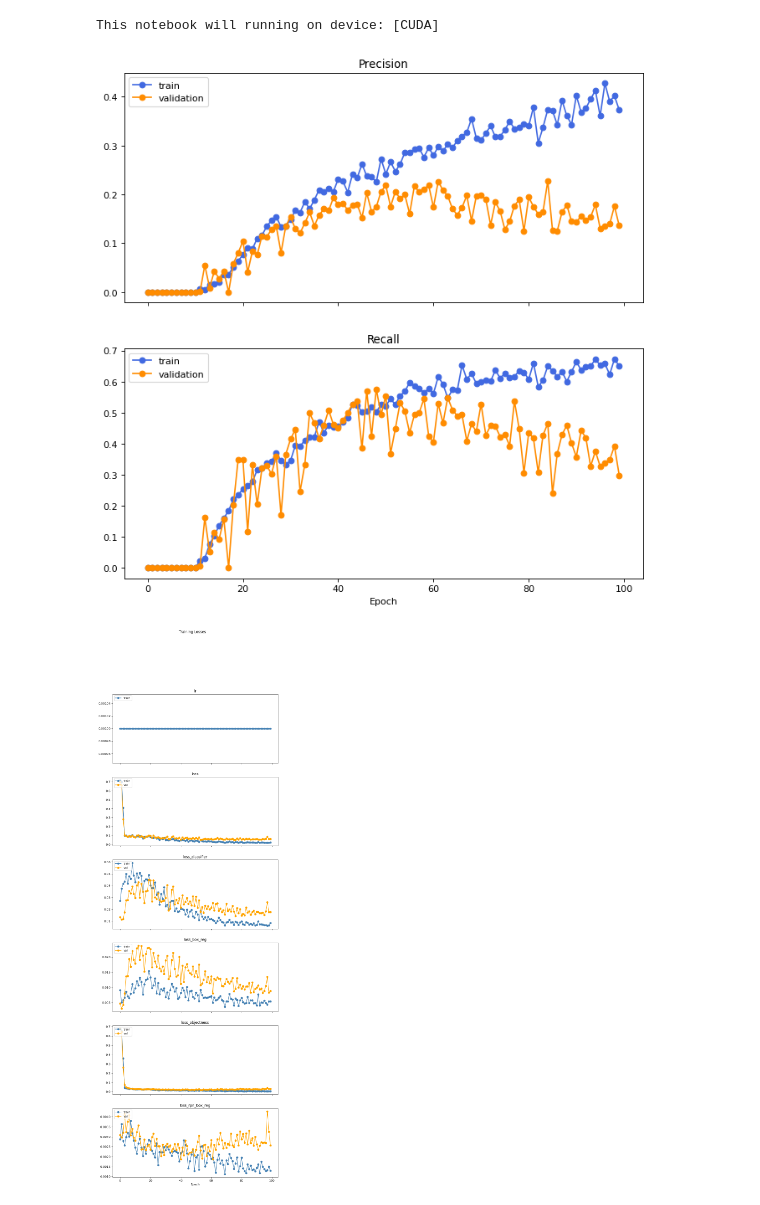
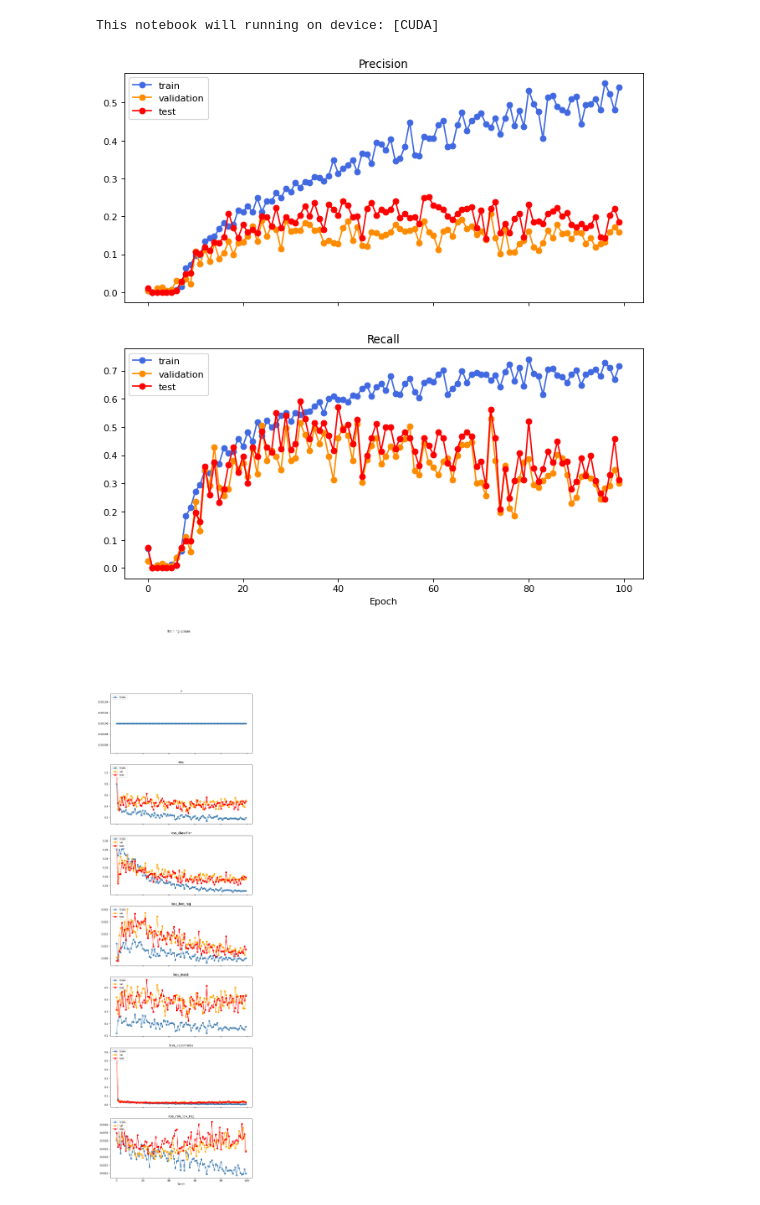
Before and after one commit to ChihchengHsieh/multimodal-abnormalities-detection, a Jupyter notebook: [3] train_loop.ipynb, the cells around one changed output. Cells and saved outputs as stored; diff of their text form; code cells hidden in the pictures.

```diff
--- a/[3] train_loop.ipynb
+++ b/[3] train_loop.ipynb
@@ -396,11 +205,17 @@ all_model_setups = [
 num_epochs = 100
 train_infos = []
 # %%
+## we have to mention that in order to provide objective evaluation, we compromise the dataset size, which also nagatively afftect the performance and generlaization.
+
 for model_setup in all_model_setups:
 
     print_f.print_title("Preparing for the training.")
 
     train_info = TrainingInfo(model_setup)
+
+    if model_setup.measure_test:
+        # initialise the test recording list.
+        train_info.test_ap_ars = []
 
     model = create_model_from_setup(
         labels_cols,
@@ -419,6 +234,7 @@ for model_setup in all_model_setups:
         "with_clinical": model_setup.use_clinical,
         "dataset_mode": model_setup.dataset_mode,
         "bbox_to_mask": model_setup.use_mask,
+        "normalise_clinical_num": model_setup.normalise_clinical_num,
         "labels_cols": labels_cols,
     }
 
@@ -438,12 +254,19 @@ for model_setup in all_model_setups:
         detect_eval_dataset, iou_thrs=iou_thrs, use_iobb=use_iobb,
     )
 
+    # dynamic_loss_weight = None
+    loss_keys = [
+        "loss_classifier",
+        "loss_box_reg",
+        "loss_objectness",
+        "loss_rpn_box_reg",
+    ]
 
-    # dynamic_loss_weight = None
-    dynamic_loss_weight = DynamicWeightedLoss()
+    dynamic_loss_weight = DynamicWeightedLoss(
+        keys=loss_keys + ["loss_mask"] if model_setup.use_mask else loss_keys
+    )
     dynamic_loss_weight.to(device)
     print_params_setup(model)
-
 
     params = [p for p in model.parameters() if p.requires_grad]
     if dynamic_loss_weight:
@@ -471,6 +294,9 @@ for model_setup in all_model_setups:
 
         train_info.epoch = e + 1
 
+        if train_info.epoch > model_setup.gt_in_train_till:
+            model.roi_heads.use_gt_in_train  = False
+
         ###### Perform training and show the training result here ######
         model.train()
 
@@ -490,7 +316,7 @@ for model_setup in all_model_setups:
         )
 
         # train_info.train_evaluators.append(train_evaluator)
-        train_info.train_data.append(get_data_from_metric_logger(train_loger))
+        train_info.train_losses.append(get_data_from_metric_logger(train_loger))
         ################################################################
 
         ####### Put the model into evaluation mode, start evaluating the current model #######
@@ -507,7 +333,7 @@ for model_setup in all_model_setups:
         )
 
         # train_info.val_evaluators.append(val_evaluator)
-        train_info.val_data.append(get_data_from_metric_logger(val_logger))
+        train_info.val_losses.append(get_data_from_metric_logger(val_logger))
 
         train_ap_ar, val_ap_ar = get_ap_ar_for_train_val(
             train_info.last_train_evaluator,
@@ -520,14 +346,34 @@ for model_setup in all_model_setups:
         train_info.train_ap_ars.append(train_ap_ar)
         train_info.val_ap_ars.append(val_ap_ar)
 
+        if model_setup.measure_test:
+            train_info.test_evaluator, test_logger = xami_evaluate(
+                model=model,
+                data_loader=test_dataloader,
+                device=device,
+                params_dict=eval_params_dict,
+                coco=test_coco,
+                iou_types=iou_types,
+                score_thres=None,
+            )
+            train_info.test_losses.append(get_data_from_metric_logger(test_logger))
+            test_ap_ar = get_ap_ar(
+                train_info.test_evaluator, areaRng="all", iouThr=0.5, maxDets=10,
+            )
+            train_info.test_ap_ars.append(test_ap_ar)
+
         ### update the learning rate
 
-        val_loss = train_info.val_data[-1]["loss"]
+        val_loss = train_info.val_losses[-1]["loss"]
 
         if train_info.epoch > model_setup.warmup_epochs:
             if not lr_scheduler is None:
                 if isinstance(lr_scheduler, optim.lr_scheduler.ReduceLROnPlateau):
-                    if model_setup.reduceLROnPlateau_full_stop and lr_scheduler.num_bad_epochs >= model_setup.reduceLROnPlateau_patience:
+                    if (
+                        model_setup.reduceLROnPlateau_full_stop
+                        and lr_scheduler.num_bad_epochs
+                        >= model_setup.reduceLROnPlateau_patience
+                    ):
                         print_f.print_title(
                             f"| EarlyStop | Epoch [{train_info.epoch}] Done | It has took [{sec_took/60:.2f}] min, Avg time: [{speed:.2f}] sec/epoch | Estimate time for [{num_epochs}] epochs: [{speed*num_epochs/60:.2f}] min | Epoch took [{epoch_took.seconds}] sec |"
                         )
@@ -540,11 +386,13 @@ for model_setup in all_model_setups:
         clear_output()
 
         # if model_setup.record_training_performance:
-        plot_train_val_ap_ars(
-            train_ap_ars=train_info.train_ap_ars, val_ap_ars=train_info.val_ap_ars,
+        plot_ap_ars(
+            train_ap_ars=train_info.train_ap_ars,
+            val_ap_ars=train_info.val_ap_ars,
+            test_ap_ars=train_info.test_ap_ars,
         )
 
-        plot_losses(train_info.train_data, train_info.val_data)
+        plot_losses(train_info.train_losses, train_info.val_losses, test_logers=train_info.test_losses)
 
         previous_time = current_time
         current_time = datetime.now()
@@ -555,43 +403,45 @@ for model_setup in all_model_setups:
 
         print_str = f"| Epoch [{train_info.epoch}] Done | It has took [{sec_took/60:.2f}] min, Avg time: [{speed:.2f}] sec/epoch | Estimate time for [{num_epochs}] epochs: [{speed*num_epochs/60:.2f}] min | Epoch took [{epoch_took.seconds}] sec | "
 
-        if lr_scheduler and hasattr(lr_scheduler, "num_bad_epochs") :
+        if lr_scheduler and hasattr(lr_scheduler, "num_bad_epochs"):
             print_str += f"Patience [{lr_scheduler.num_bad_epochs}] |"
 
-        print_f.print_title(
-           print_str
-        )
+        print_f.print_title(print_str)
 
         #######################################################################################
         if model_setup.use_early_stop_model:
             val_ar, val_ap, train_info = check_best(
+                val_ap_ar=val_ap_ar,
                 device=device,
                 eval_params_dict=eval_params_dict,
                 train_info=train_info,
                 model=model,
                 optim=optimizer,
                 test_dataloader=test_dataloader,
                 test_coco=test_coco,
                 iou_types=iou_types,
                 score_thres=None,
+                dynamic_weight=dynamic_loss_weight,
             )
 
-    val_ar, val_ap = get_ar_ap(train_info.last_val_evaluator)
+    val_ap_ar = get_ap_ar(train_info.last_val_evaluator)
 
     train_info = end_train(
         train_info=train_info,
         model=model,
         optim=optimizer,
         eval_params_dict=eval_params_dict,
-        last_val_ar=val_ar,        last_val_ap=val_ap,
+        last_val_ar=val_ap_ar["ar"],
+        last_val_ap=val_ap_ar["ap"],
         test_dataloader=test_dataloader,
         device=device,
         test_coco=test_coco,
         iou_types=iou_types,
         score_thres=None,
+        dynamic_weight=dynamic_loss_weight,
     )
 
     train_infos.append(train_info)
 # %% [output]
-[figure, old version]
+[figure, new version]
-[figure, old version]
+[figure, new version]
```
Also changed, not shown: parts of 6 cells of this notebook, 31 other files.
